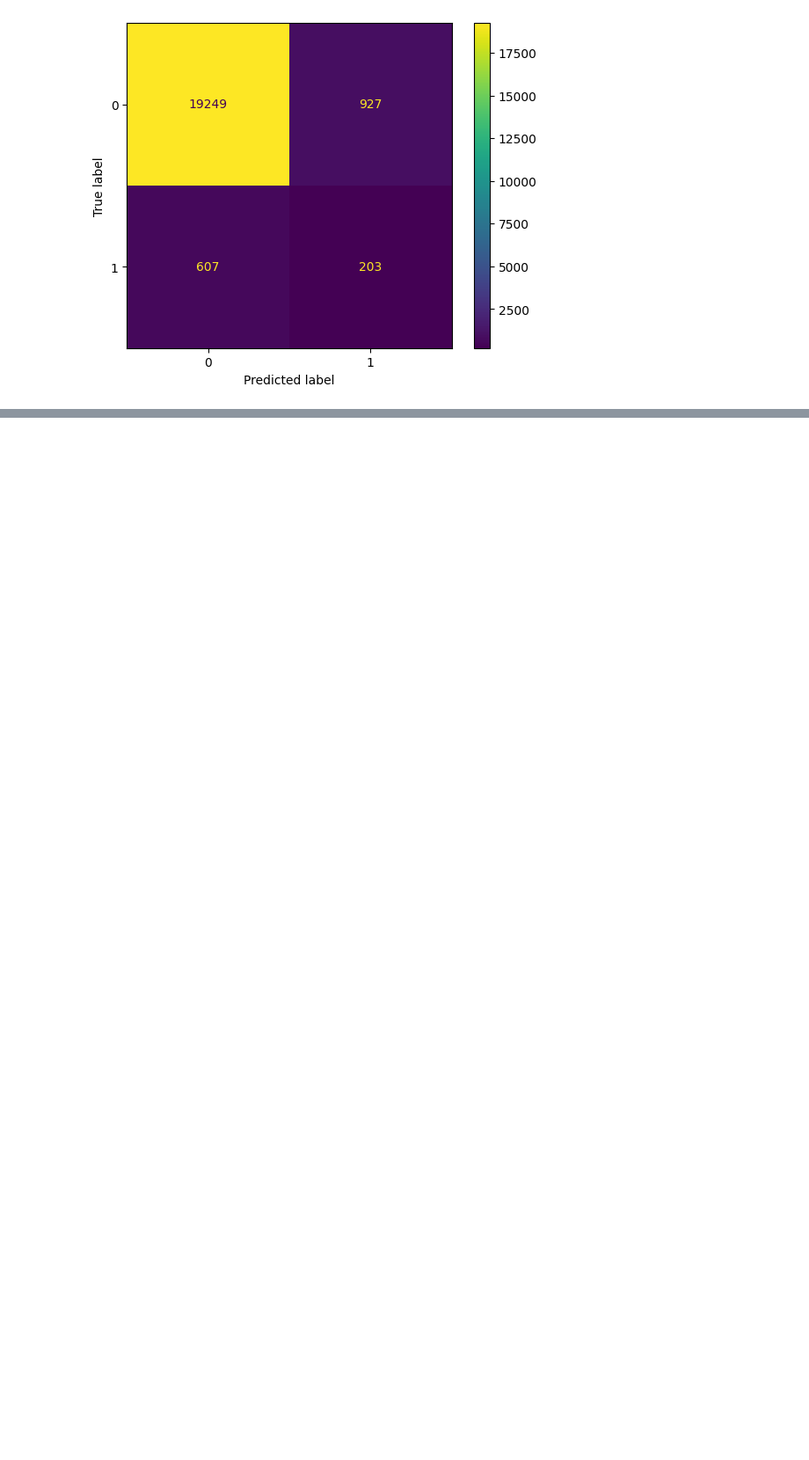
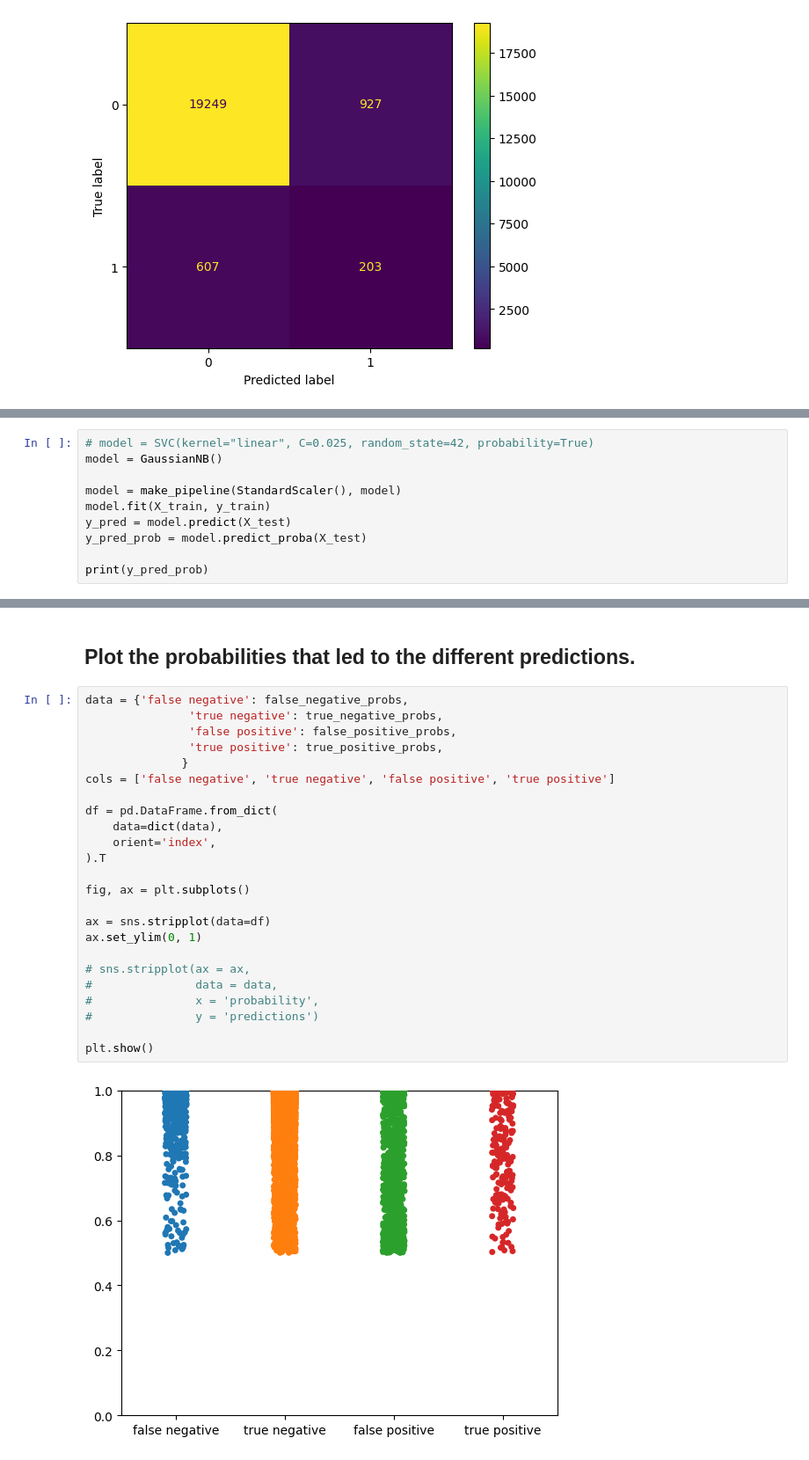
Before and after one commit to wkenned1/codespaces-jupyter, a Jupyter notebook: notebooks/risk-factor-classifier.ipynb, the cells around one changed output, grey strips where cells are left out. Shown at 88% size. Cells and saved outputs as stored; diff of their text form; blank space fills up the shorter version.

Commit message:
Add plots for predictions

```diff
--- a/notebooks/risk-factor-classifier.ipynb
+++ b/notebooks/risk-factor-classifier.ipynb
@@ -128,0 +174,10 @@ Model:  Naive Bayes  score:  0.9269036500524159
+# %%
+# model = SVC(kernel="linear", C=0.025, random_state=42, probability=True)
+model = GaussianNB()
+
+model = make_pipeline(StandardScaler(), model)
+model.fit(X_train, y_train)
+y_pred = model.predict(X_test)
+y_pred_prob = model.predict_proba(X_test)
+
+print(y_pred_prob)
@@ -128,0 +217,28 @@ Model:  Naive Bayes  score:  0.9269036500524159
+# %% [markdown]
+## Plot the probabilities that led to the different predictions.
+# %%
+data = {'false negative': false_negative_probs,
+               'true negative': true_negative_probs,
+               'false positive': false_positive_probs,
+               'true positive': true_positive_probs,
+              }
+cols = ['false negative', 'true negative', 'false positive', 'true positive']
+
+df = pd.DataFrame.from_dict(
+    data=dict(data),
+    orient='index',
+).T
+
+fig, ax = plt.subplots()
+
+ax = sns.stripplot(data=df)
+ax.set_ylim(0, 1)
+
+# sns.stripplot(ax = ax,
+#               data = data,
+#               x = 'probability',
+#               y = 'predictions')
+
+plt.show()
+# %% [output]
+[figure, added]
```
Also changed, not shown: parts of 10 cells of this notebook, 1 other file.
